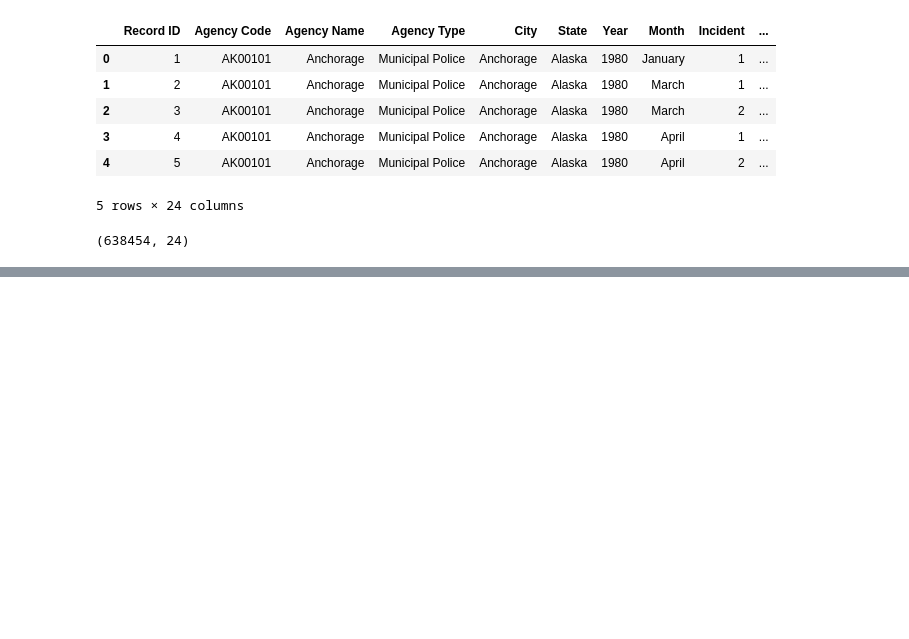
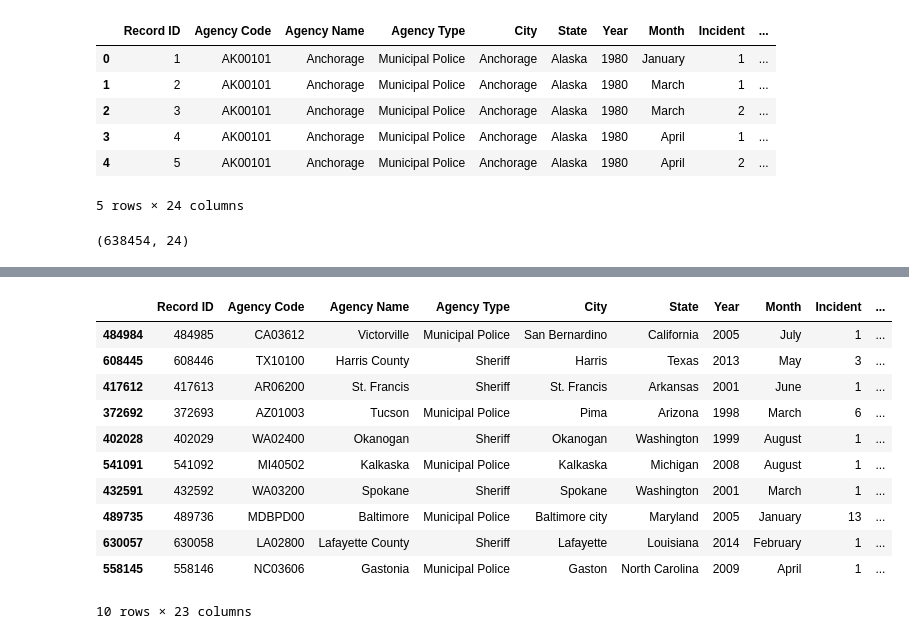
Before and after one commit to DilshanBotheju/CSACP_Project, a Jupyter notebook: HomicidePatternRecognizer.ipynb, the cells around one changed output, grey strips where cells are left out. Drawn from its saved outputs; the diff is of its cells as text; code cells hidden in the pictures; blank space fills up the shorter version.

```diff
--- a/HomicidePatternRecognizer.ipynb
+++ b/HomicidePatternRecognizer.ipynb
@@ -58,0 +133,5 @@ memory usage: 121.8+ MB
+# %%
+# Handling categorical null values using mode
+for column in homicide_data.columns:
+    if homicide_data[column].dtype == "object":
+        homicide_data[column].fillna(homicide_data[column].mode()[0], inplace=True)
@@ -58,0 +145,5 @@ memory usage: 121.8+ MB
+# %%
+# Handling numerical null values using median
+for column in homicide_data.columns:
+    if homicide_data[column].dtype != "object":
+        homicide_data[column].fillna(homicide_data[column].median(), inplace=True)
@@ -58,0 +179,16 @@ memory usage: 121.8+ MB
+# %%
+# Viewing updated data
+homicide_data.head(10)
+# %% [output]
+|  | Record ID | Agency Code | Agency Name | Agency Type | City | State | Year | Month | Incident | ... |
+| 484984 | 484985 | CA03612 | Victorville | Municipal Police | San Bernardino | California | 2005 | July | 1 | ... |
+| 608445 | 608446 | TX10100 | Harris County | Sheriff | Harris | Texas | 2013 | May | 3 | ... |
+| 417612 | 417613 | AR06200 | St. Francis | Sheriff | St. Francis | Arkansas | 2001 | June | 1 | ... |
+| 372692 | 372693 | AZ01003 | Tucson | Municipal Police | Pima | Arizona | 1998 | March | 6 | ... |
+| 402028 | 402029 | WA02400 | Okanogan | Sheriff | Okanogan | Washington | 1999 | August | 1 | ... |
+| 541091 | 541092 | MI40502 | Kalkaska | Municipal Police | Kalkaska | Michigan | 2008 | August | 1 | ... |
+| 432591 | 432592 | WA03200 | Spokane | Sheriff | Spokane | Washington | 2001 | March | 1 | ... |
+| 489735 | 489736 | MDBPD00 | Baltimore | Municipal Police | Baltimore city | Maryland | 2005 | January | 13 | ... |
+| 630057 | 630058 | LA02800 | Lafayette County | Sheriff | Lafayette | Louisiana | 2014 | February | 1 | ... |
+| 558145 | 558146 | NC03606 | Gastonia | Municipal Police | Gaston | North Carolina | 2009 | April | 1 | ... |
+10 rows × 23 columns
```
Also changed, not shown: parts of 16 cells of this notebook.
